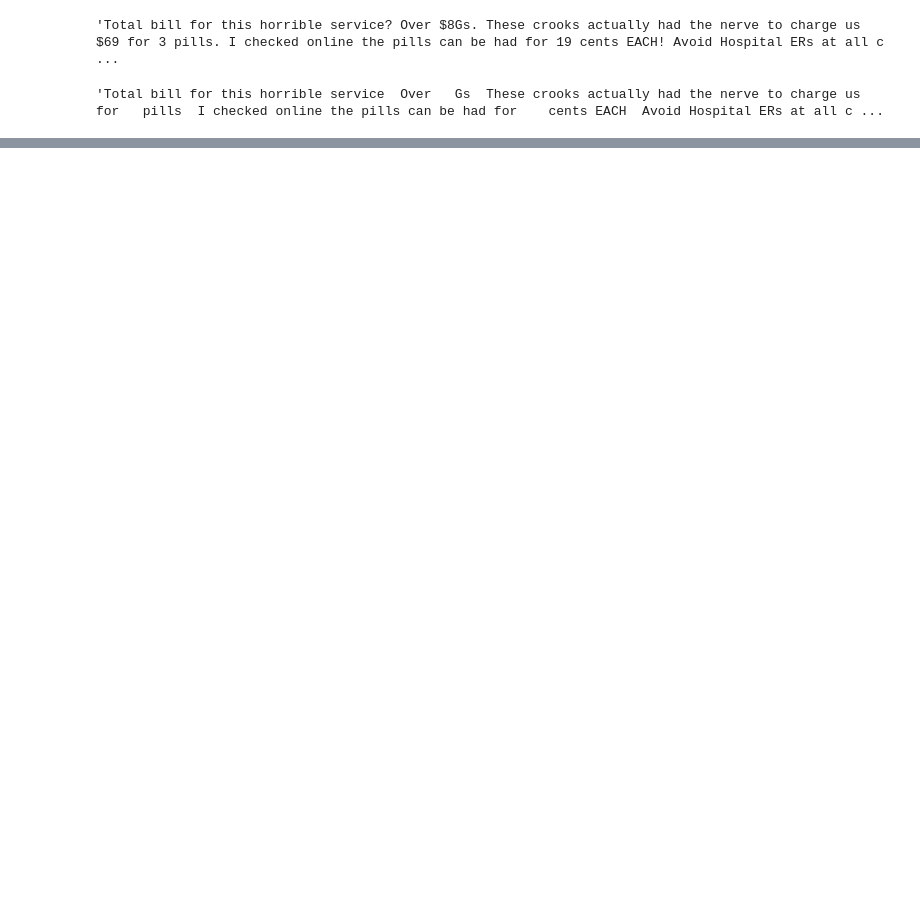
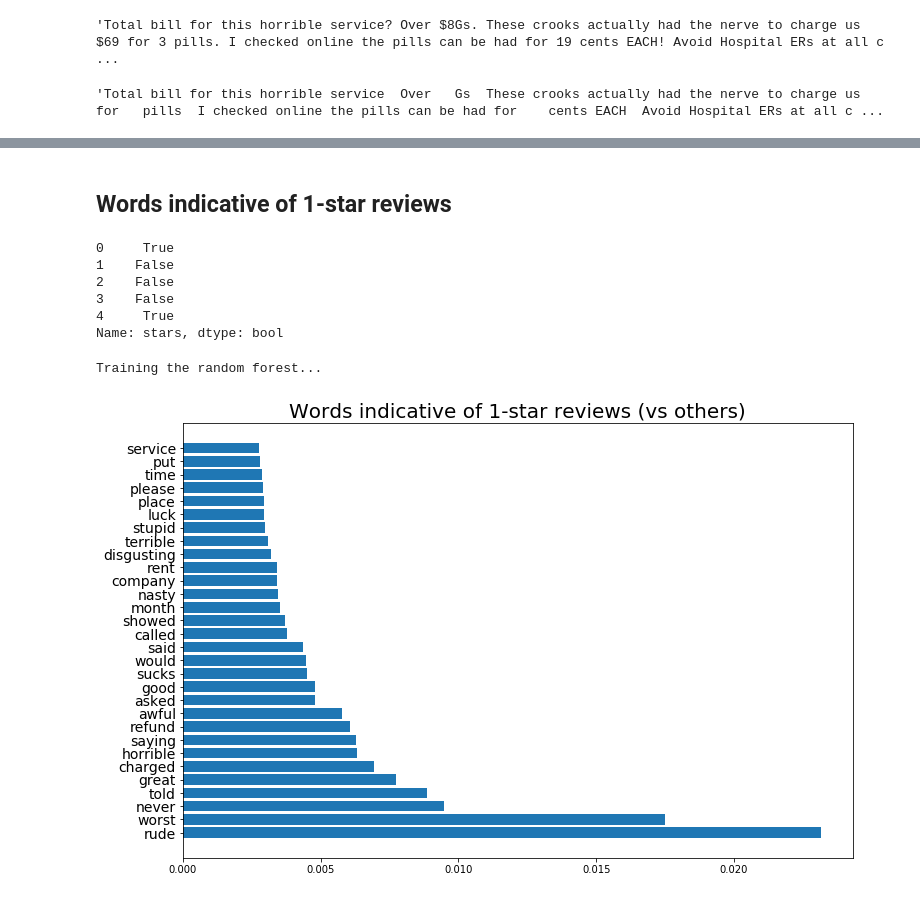
Before and after one commit to daericks/yelp-dataset, a Jupyter notebook: notebooks/review-brainstormAndClean.ipynb, the cells around one changed output, grey strips where cells are left out. Drawn from its saved outputs; the diff is of its cells as text; code cells hidden in the pictures; blank space fills up the shorter version.

```diff
--- a/notebooks/review-brainstormAndClean.ipynb
+++ b/notebooks/review-brainstormAndClean.ipynb
@@ -65,0 +165,38 @@ dfreviews['text'][0]
+# %% [markdown]
+## Words indicative of 1-star reviews
+# %%
+# Want to understand words predictive of 5-star reviews
+# Make a label that is 5-star and build a model to predict
+ydata1 = (dfreviews['stars'] == 1)
+ydata1.head()
+# %% [output]
+0     True
+1    False
+2    False
+3    False
+4     True
+Name: stars, dtype: bool
+# %%
+print("Training the random forest...")
+from sklearn.ensemble import RandomForestClassifier
+
+# Initialize a Random Forest classifier with 100 trees
+forest1 = RandomForestClassifier(n_estimators = 100)
+
+# Fit the forest to the training set, using the bag of words as
+# features and the sentiment labels as the response variable
+#
+# This may take a few minutes to run
+forest1 = forest1.fit( train_data_features, ydata1 )
+# %% [output]
+Training the random forest...
+# %%
+wordImportances1 = pd.DataFrame(data=zip(vocab, forest1.feature_importances_), columns=['Word', 'Importance'])
+wordImportances1.sort_values(by=['Importance'], axis=0, ascending=False, inplace=True)
+# %%
+plt.figure(figsize=(12,8))
+plt.barh(y='Word', width='Importance', data=wordImportances1[:30]);
+plt.yticks(rotation='horizontal', fontsize=14);
+plt.title('Words indicative of 1-star reviews (vs others)', fontsize=20);
+# %% [output]
+[figure, added]
```
Also changed, not shown: parts of 23 cells of this notebook.
